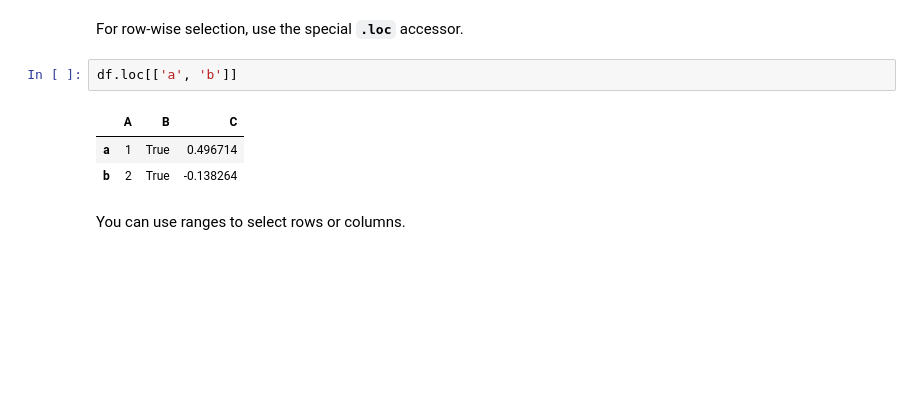
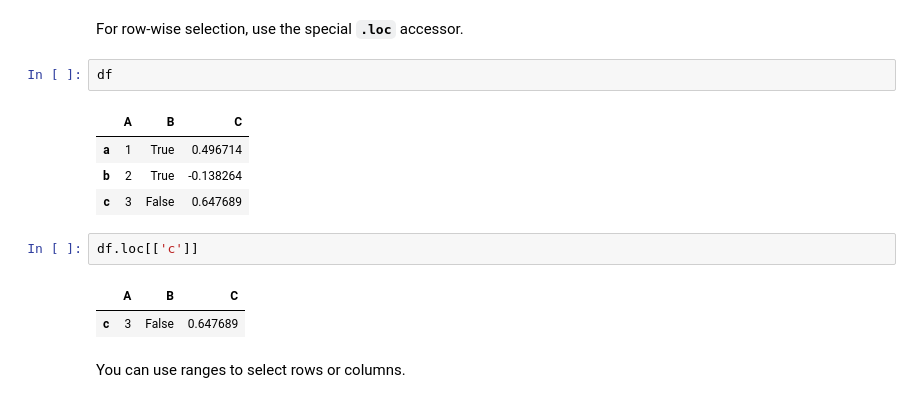
Before and after one commit to hayg25/python-teaching, a Jupyter notebook: S2/TP-Cours/Pandas/001_Python_Pandas_DataFrame.ipynb, the cells around one changed output. Saved outputs shown, nothing was run; the diff lists cells and outputs as text; blank space fills up the shorter version.

```diff
--- a/S2/TP-Cours/Pandas/001_Python_Pandas_DataFrame.ipynb
+++ b/S2/TP-Cours/Pandas/001_Python_Pandas_DataFrame.ipynb
@@ -156,12 +157,18 @@ df[cols]
 | c | 3 | 0.647689 |
 # %% [markdown]
 For row-wise selection, use the special **`.loc`** accessor.
+# %%
+df
+# %% [output]
+|  | A | B | C |
+| a | 1 | True | 0.496714 |
+| b | 2 | True | -0.138264 |
+| c | 3 | False | 0.647689 |
 # %%
-df.loc[['a', 'b']]
+df.loc[['c']]
 # %% [output]
 |  | A | B | C |
-| a | 1 | True | 0.496714 |
-| b | 2 | True | -0.138264 |
+| c | 3 | False | 0.647689 |
 # %% [markdown]
 You can use ranges to select rows or columns.
 # %%
```
Also changed, not shown: parts of 18 cells of this notebook, 1 other file.
